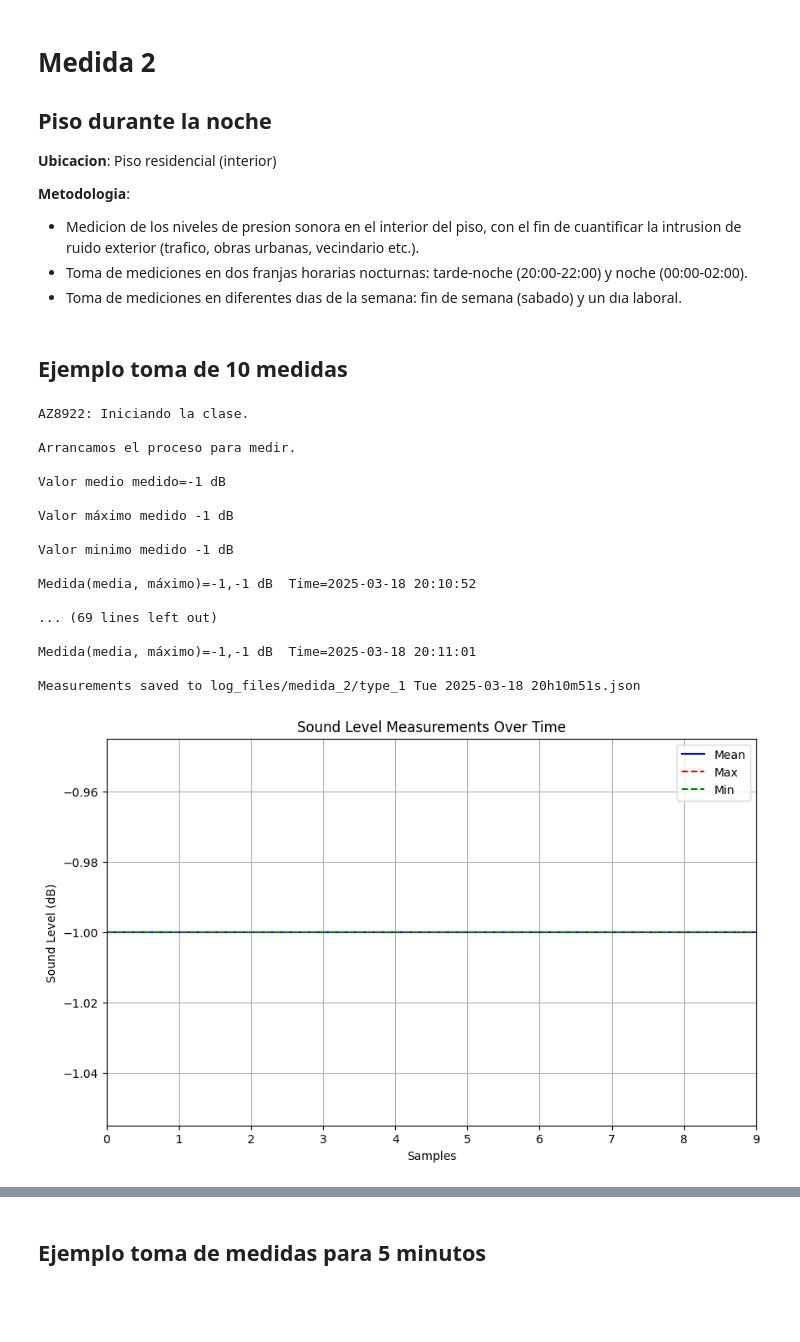
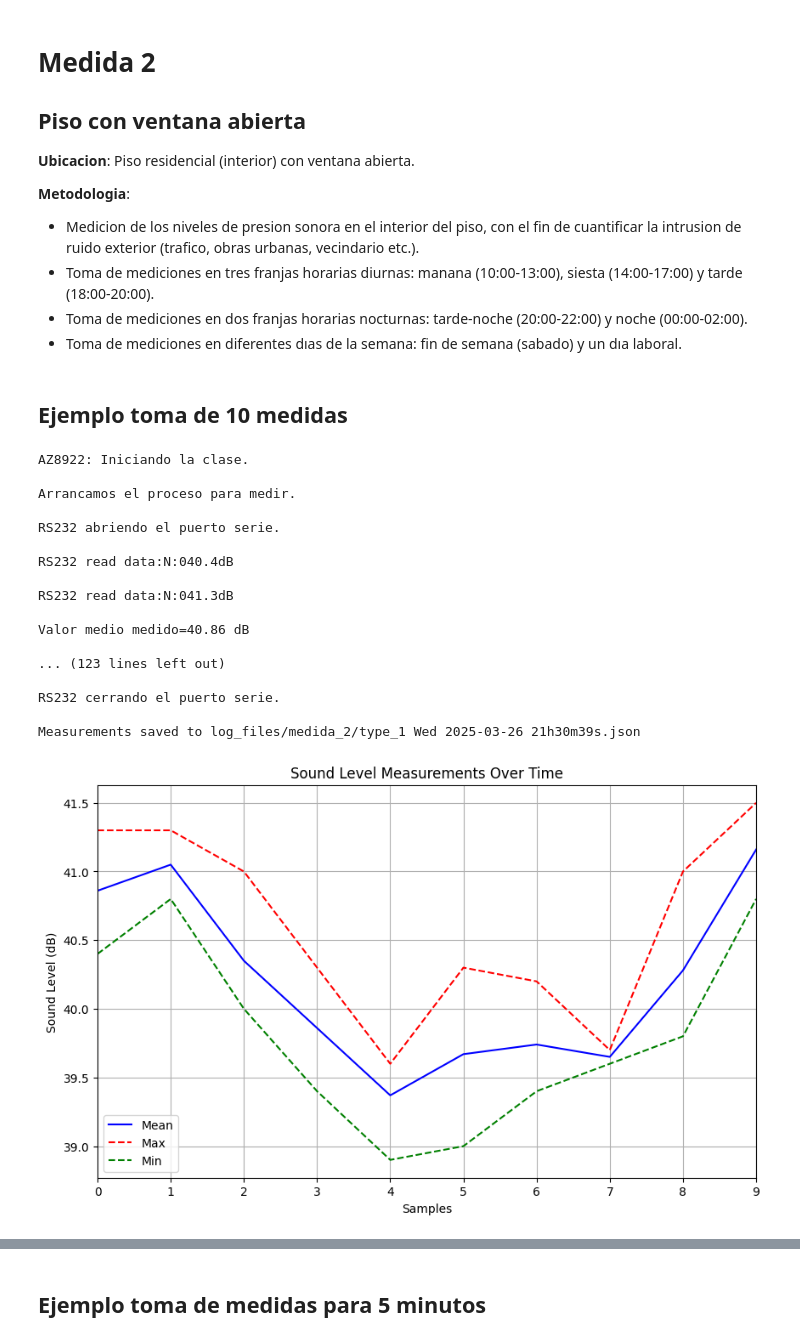
Before and after one commit to vanishady/SoundLevelMeter, a Jupyter notebook: Medida_2.ipynb, the cells around one changed output, grey strips where cells are left out. Cells and saved outputs as stored; diff of their text form; code cells hidden in the pictures; blank space fills up the shorter version.

```diff
--- a/Medida_2.ipynb
+++ b/Medida_2.ipynb
@@ -1,11 +1,12 @@
 # %% [markdown]
 # Medida 2
-## Piso durante la noche
+## Piso con ventana abierta
 
- **Ubicacion**: Piso residencial (interior)
+ **Ubicacion**: Piso residencial (interior) con ventana abierta.
 
  **Metodologia**:
  * Medicion de los niveles de presion sonora en el interior del piso, con el fin de cuantificar la intrusion de ruido exterior (trafico, obras urbanas, vecindario etc.).
+ * Toma de mediciones en tres franjas horarias diurnas: manana (10:00-13:00), siesta (14:00-17:00) y tarde (18:00-20:00).
  * Toma de mediciones en dos franjas horarias nocturnas: tarde-noche (20:00-22:00) y noche (00:00-02:00).
  * Toma de mediciones en diferentes dıas de la semana: fin de semana (sabado) y un dıa laboral.
 # %%
@@ -15,6 +16,9 @@ import os
 path = 'log_files/medida_2'
 if not os.path.exists(path):
     os.makedirs(path)
+
+# global port variable
+SELECTED_PORT = 'COM3'
 # %%
 import threading
 import time
@@ -142,7 +146,7 @@ running = True  # Thread running condition.
 
 
 #Llamada a la función y crea objeto de la clase AZ8922
-port_AZ8922 = 'COM4'
+port_AZ8922 = SELECTED_PORT
 sound_level_meter = AZ8922(port_AZ8922)
 
 print(Green+"Arrancamos el proceso para medir.\n")
@@ -189,45 +193,48 @@ AZ8922: Iniciando la clase.
 
 Arrancamos el proceso para medir.
 
-Valor medio medido=-1 dB
+RS232 abriendo el puerto serie.
 
-Valor máximo medido -1 dB
+RS232 read data:N:040.4dB
 
-Valor minimo medido -1 dB
+RS232 read data:N:041.3dB
 
-Medida(media, máximo)=-1,-1 dB  Time=2025-03-18 20:10:52
+Valor medio medido=40.86 dB
 
-... (69 lines left out)
+... (123 lines left out)
 
-Medida(media, máximo)=-1,-1 dB  Time=2025-03-18 20:11:01
+RS232 cerrando el puerto serie.
 
-Measurements saved to log_files/medida_2/type_1 Tue 2025-03-18 20h10m51s.json
+Measurements saved to log_files/medida_2/type_1 Wed 2025-03-26 21h30m39s.json
 # %%
 import matplotlib.pyplot as plt
+
+pic_path = 'Pics/medida_2/type_1 '+format_time(time.time(), True)
 
 # Load the measurements from the JSON file.
 with open(json_file, 'r') as f:
     measurements = json.load(f)
 
 times = [m["time"] for m in measurements]
 means = [m["mean"] for m in measurements]
 maxs = [m["max"] for m in measurements]
 mins = [m["min"] for m in measurements]
 
 m_number = list(range(0,len(measurements)))
 
 # Plot the measurements
 plt.figure(figsize=(10, 6))
 plt.plot(m_number, means, label="Mean", color="blue")
 plt.plot(m_number, maxs, label="Max", color="red", linestyle="--")
 plt.plot(m_number, mins, label="Min", color="green", linestyle="--")
 plt.xlim(0, len(measurements)-1)
 plt.xlabel("Samples")
 plt.ylabel("Sound Level (dB)")
 plt.title("Sound Level Measurements Over Time")
 plt.legend()
 plt.grid(True)
+plt.savefig(pic_path+'.png')
 plt.show()
 # %% [output]
-[figure, old version]
+[figure, new version]
 # %%
```
Also changed, not shown: parts of 4 cells of this notebook, 50 other files.
